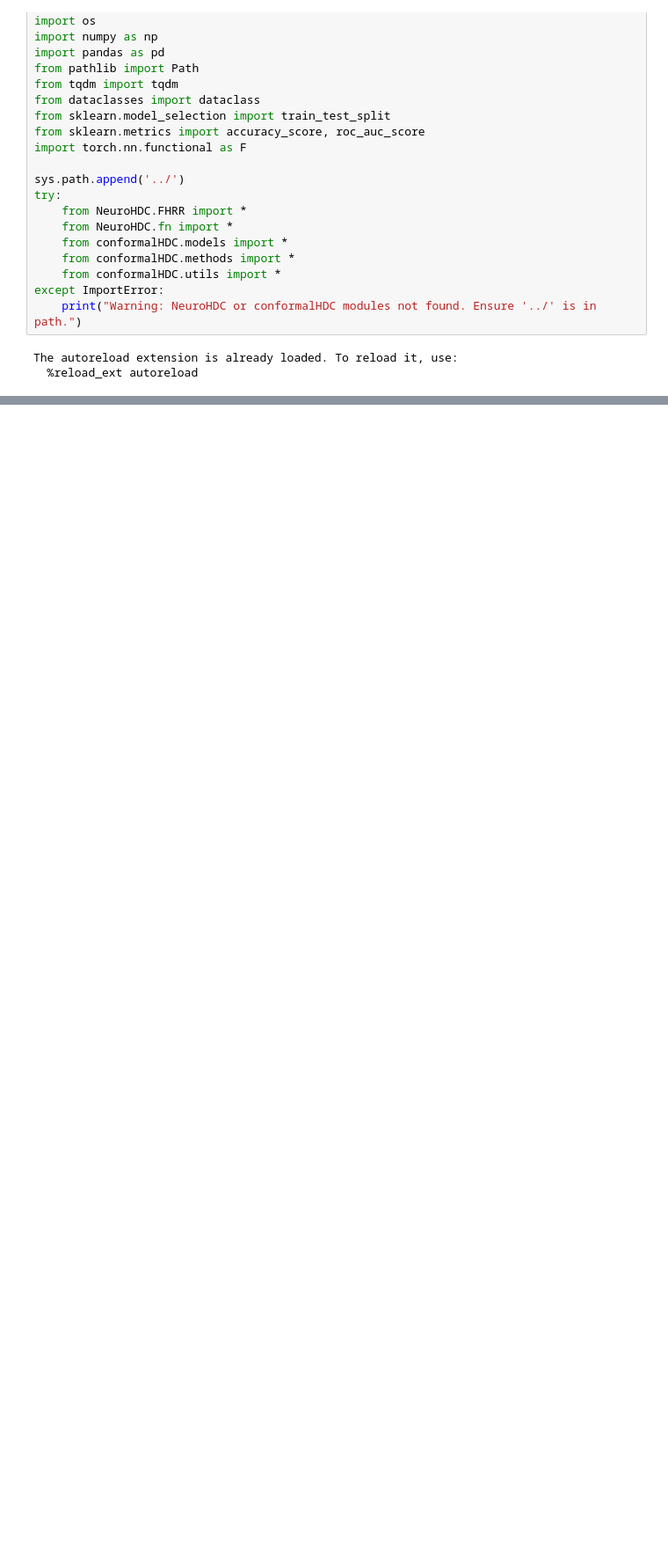
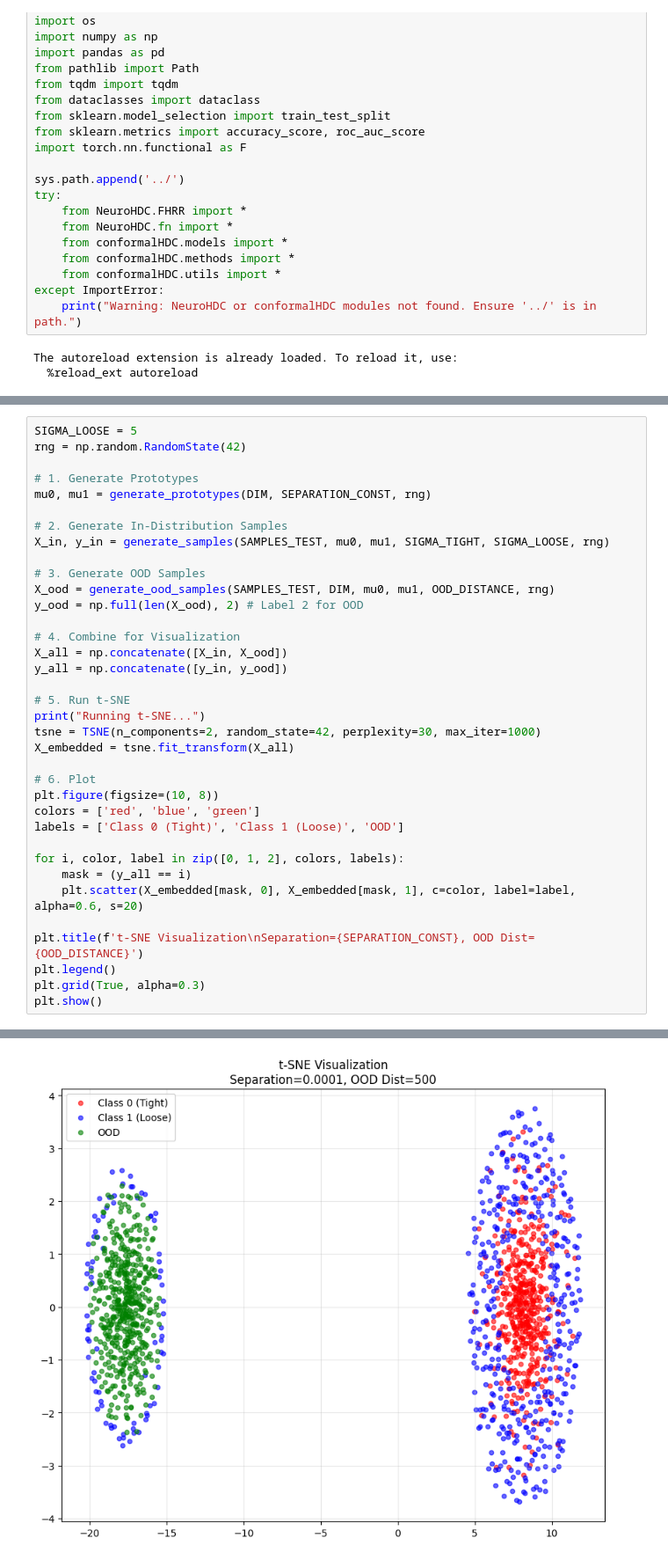
Before and after one commit to ZiyiLiang/conformalHDC, a Jupyter notebook: notebook/Synthetic.ipynb, the cells around one changed output, grey strips where cells are left out. Shown at 88% size. Cells and saved outputs as stored; diff of their text form; blank space fills up the shorter version.

```diff
--- a/notebook/Synthetic.ipynb
+++ b/notebook/Synthetic.ipynb
@@ -102,0 +112,37 @@ def generate_ood_samples(n_samples, dim, mu0, mu1, distance_scale, rng, sigma=1.
+# %%
+SIGMA_LOOSE = 5
+rng = np.random.RandomState(42)
+
+# 1. Generate Prototypes
+mu0, mu1 = generate_prototypes(DIM, SEPARATION_CONST, rng)
+
+# 2. Generate In-Distribution Samples
+X_in, y_in = generate_samples(SAMPLES_TEST, mu0, mu1, SIGMA_TIGHT, SIGMA_LOOSE, rng)
+
+# 3. Generate OOD Samples
+X_ood = generate_ood_samples(SAMPLES_TEST, DIM, mu0, mu1, OOD_DISTANCE, rng)
+y_ood = np.full(len(X_ood), 2) # Label 2 for OOD
+
+# 4. Combine for Visualization
+X_all = np.concatenate([X_in, X_ood])
+y_all = np.concatenate([y_in, y_ood])
+
+# 5. Run t-SNE
+print("Running t-SNE...")
+tsne = TSNE(n_components=2, random_state=42, perplexity=30, max_iter=1000)
+X_embedded = tsne.fit_transform(X_all)
+
+# 6. Plot
+plt.figure(figsize=(10, 8))
+colors = ['red', 'blue', 'green']
+labels = ['Class 0 (Tight)', 'Class 1 (Loose)', 'OOD']
+
+for i, color, label in zip([0, 1, 2], colors, labels):
+    mask = (y_all == i)
+    plt.scatter(X_embedded[mask, 0], X_embedded[mask, 1], c=color, label=label, alpha=0.6, s=20)
+
+plt.title(f't-SNE Visualization\nSeparation={SEPARATION_CONST}, OOD Dist={OOD_DISTANCE}')
+plt.legend()
+plt.grid(True, alpha=0.3)
+plt.show()
+# %% [output]
@@ -103 +150,2 @@ def generate_ood_samples(n_samples, dim, mu0, mu1, distance_scale, rng, sigma=1.
+[figure, added]
 # %%
```
Also changed, not shown: parts of 9 cells of this notebook, 5 other files.
